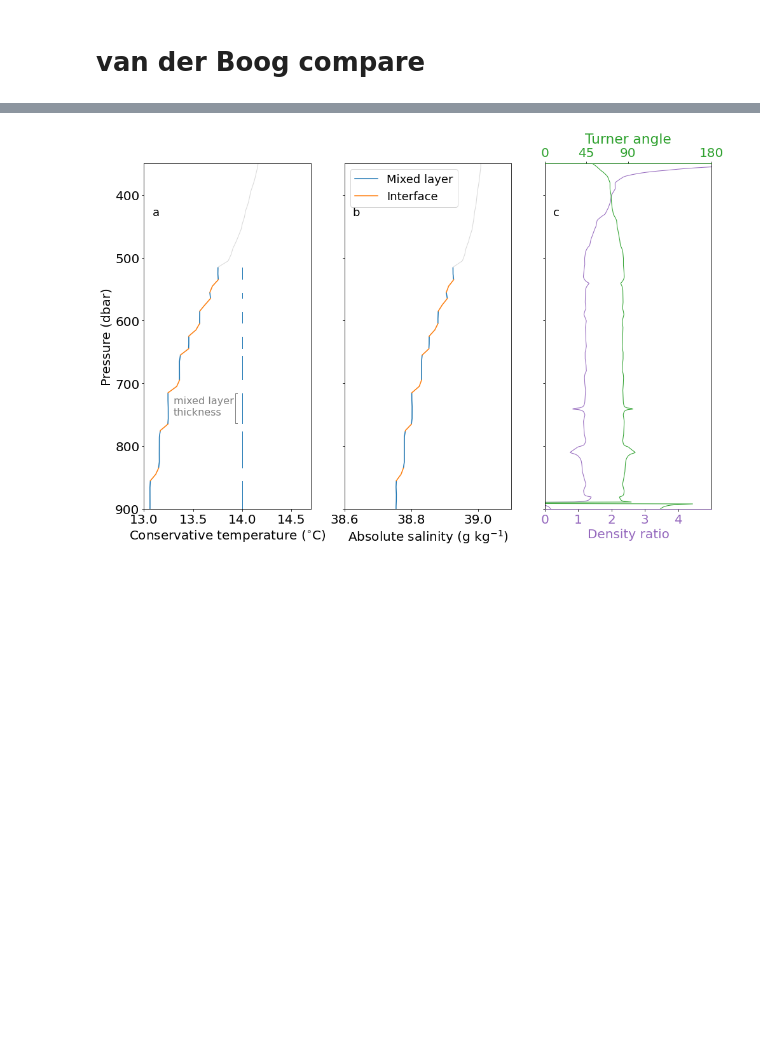
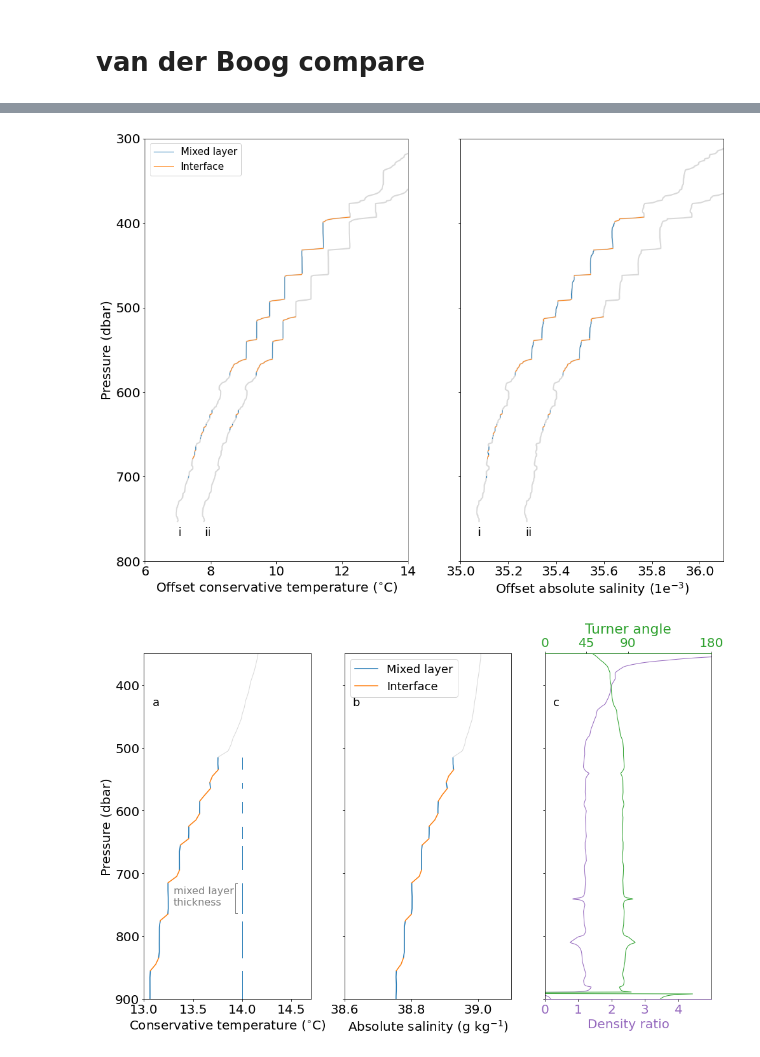
Before and after one commit to callumrollo/eurec4a-thermohaline-figures, a Jupyter notebook: create_figures.ipynb, the cells around one changed output, grey strips where cells are left out. Saved outputs shown, nothing was run; the diff lists cells and outputs as text; code cells hidden in the pictures; blank space fills up the shorter version.

```diff
--- a/create_figures.ipynb
+++ b/create_figures.ipynb
@@ -725,0 +835,38 @@ savefig('fig05', extension='pdf')
+# %%
+key_dive=2119
+#key_dive=2120
+
+df_callum_argo = df_glider_1m.loc[df_glider_1m.dive==key_dive, :]
+df_callum_argo_mod = df_glider_1m_both.loc[df_glider_1m_both.dive==key_dive, :]
+fig, [ax, ax1] = plt.subplots(1,2, figsize=(16,12), sharey=True)
+offset=0.8
+ax.plot(ds_vdb.ct[0,:] * ds_vdb.mask_ml_sf[0,:] / ds_vdb.mask_ml_sf[0,:], ds_vdb.pressure + 1000, color='C0', label='Mixed layer')
+ax.plot(ds_vdb.ct[0,:] * ds_vdb.mask_gl_sf[0,:] / ds_vdb.mask_gl_sf[0,:], ds_vdb.pressure + 1000, color='C1', label='Interface')
+ax.plot(df_callum_argo.ct + offset, df_callum_argo.p, color='gray', alpha=0.3, linewidth=2)
+ax.plot(df_callum_argo.ct + offset*2, df_callum_argo.p, color='gray', alpha=0.3, linewidth=2)
+ax.plot(np.ma.array(df_callum_argo.ct, mask=df_callum_argo['mixed_layer_salt_finger_mask']) + offset, df_callum_argo.p, color='C0')
+ax.plot(np.ma.array(df_callum_argo.ct, mask=df_callum_argo['gradient_layer_final_mask']) + offset, df_callum_argo.p, color='C1')
+ax.plot(np.ma.array(df_callum_argo_mod.ct, mask=df_callum_argo_mod['mixed_layer_salt_finger_mask']) + offset*2, df_callum_argo_mod.p, color='C0')
+ax.plot(np.ma.array(df_callum_argo_mod.ct, mask=df_callum_argo_mod['gradient_layer_final_mask']) + offset*2, df_callum_argo_mod.p, color='C1')
+ax.set(xlim=(6, 14), ylim=(300, 800), xlabel='Offset conservative temperature ($^{\circ}$C)', ylabel='Pressure (dbar)')
+
+offset=0.2
+
+ax1.plot(df_callum_argo.sa + offset, df_callum_argo.p, color='gray', alpha=0.3, linewidth=2)
+ax1.plot(df_callum_argo.sa + offset*2, df_callum_argo.p, color='gray', alpha=0.3, linewidth=2)
+ax1.plot(np.ma.array(df_callum_argo.sa, mask=df_callum_argo['mixed_layer_final_mask']) + offset, df_callum_argo.p, color='C0')
+ax1.plot(np.ma.array(df_callum_argo.sa, mask=df_callum_argo['gradient_layer_final_mask']) + offset, df_callum_argo.p, color='C1')
+ax1.plot(np.ma.array(df_callum_argo_mod.sa, mask=df_callum_argo_mod['mixed_layer_final_mask']) + offset*2, df_callum_argo_mod.p, color='C0')
+ax1.plot(np.ma.array(df_callum_argo_mod.sa, mask=df_callum_argo_mod['gradient_layer_final_mask']) + offset*2, df_callum_argo_mod.p, color='C1')
+ax1.set(xlim=(35, 36.1), xlabel='Offset absolute salinity (1e$^{-3}$)')
+
+
+ax.legend()
+ax.text(7, 770, 'i')
+ax.text(7.8, 770, 'ii')
+ax1.text(35.07, 770, 'i')
+ax1.text(35.27, 770, 'ii')
+ax.invert_yaxis()
+savefig('fig05b', extension='pdf')
+# %% [output]
+[figure, added]
```
Also changed, not shown: parts of 30 cells of this notebook.
